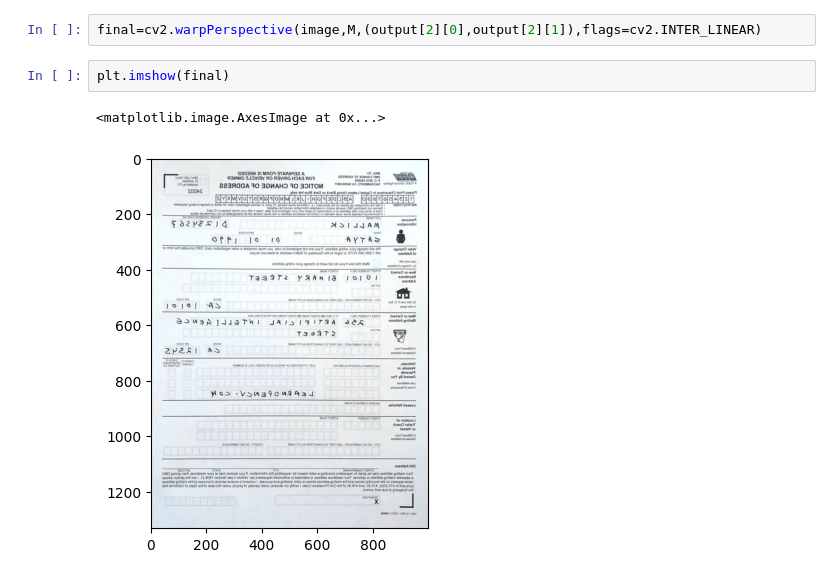
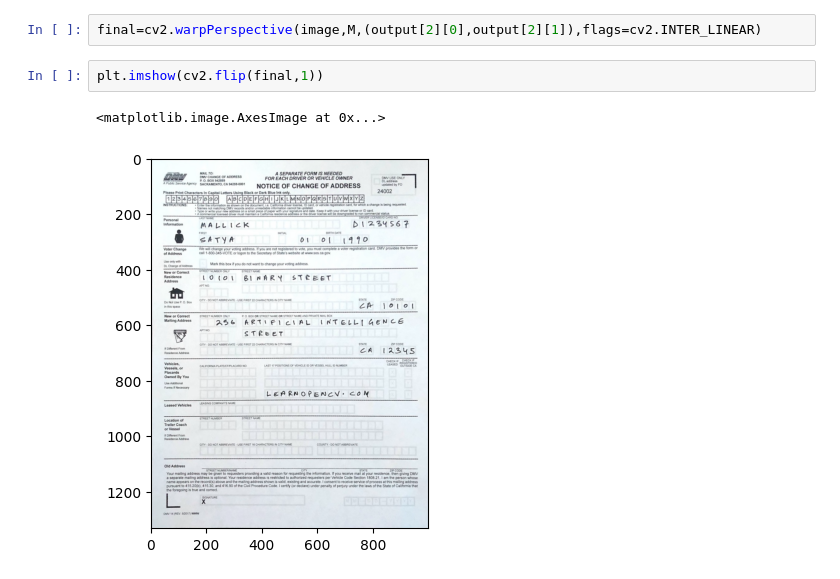
Before and after one commit to kshntn/OpenCV-Training, a Jupyter notebook: Fundamentals of Computer Vision & Image Processing in Python/Project 3/Document Scanner/Document Scanner.ipynb, the cells around one changed output. Cells and saved outputs as stored; diff of their text form.

```diff
--- a/Fundamentals of Computer Vision & Image Processing in Python/Project 3/Document Scanner/Untitled.ipynb
+++ b/Fundamentals of Computer Vision & Image Processing in Python/Project 3/Document Scanner/Document Scanner.ipynb
@@ -72,7 +72,7 @@ M=cv2.getPerspectiveTransform(np.float32(target),np.float32(output))
 # %%
 final=cv2.warpPerspective(image,M,(output[2][0],output[2][1]),flags=cv2.INTER_LINEAR)
 # %%
-plt.imshow(final)
+plt.imshow(cv2.flip(final,1))
 # %% [output]
 <matplotlib.image.AxesImage at 0x...>
-[figure, old version]
+[figure, new version]
```
Also changed, not shown: 1 other file.
